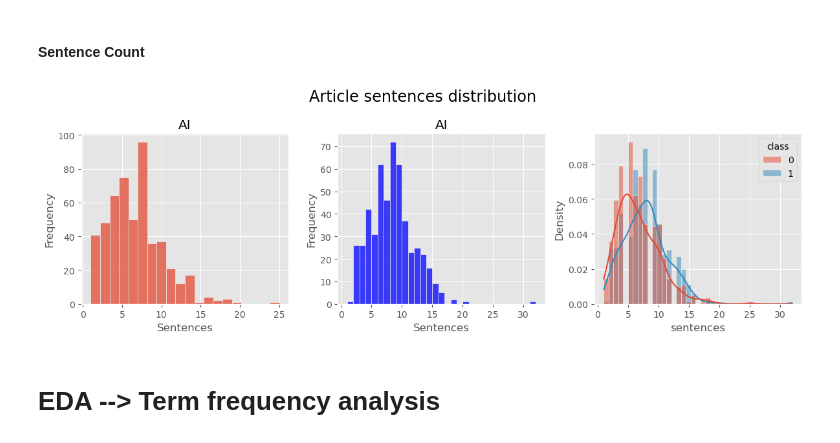
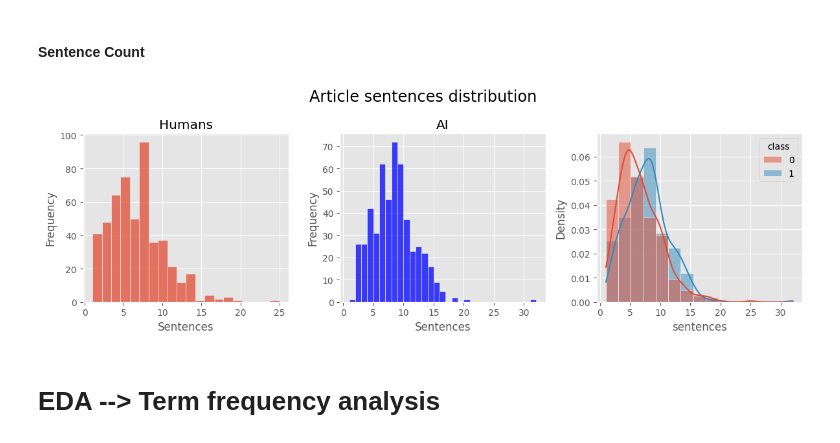
Before and after one commit to do3-173/FDS_Final, a Jupyter notebook: LR_with_TFIDF_and_NEWFEATURES.ipynb, the cells around one changed output. Saved outputs shown, nothing was run; the diff lists cells and outputs as text; code cells hidden in the pictures.

```diff
--- a/LR_with_TFIDF_and_NEWFEATURES.ipynb
+++ b/LR_with_TFIDF_and_NEWFEATURES.ipynb
@@ -114,15 +114,15 @@ plt.tight_layout()
 # %%
 data['sentences'] = data['article'].map(lambda x: len(sent_tokenize(x)))
 fig, axes = plt.subplots(1,3, figsize = (12,4))
 fig_sentences_human = sns.histplot(data = data[data['class']==0], x = 'sentences', ax = axes[0])
-fig_sentences_human.set(title = 'AI', xlabel='Sentences', ylabel= 'Frequency')
+fig_sentences_human.set(title = 'Humans', xlabel='Sentences', ylabel= 'Frequency')
 fig_sentences_ai = sns.histplot(data = data[data['class']==1], x = 'sentences', ax = axes[1], color='blue')
 fig_sentences_ai.set(title = 'AI', xlabel='Sentences', ylabel= 'Frequency')
-sns.histplot(data = data, x = 'sentences', hue='class', kde= True, stat = 'density', ax = axes[2])
+sns.histplot(data = data, x = 'sentences', hue='class', kde= True, stat = 'density', ax = axes[2], bins = 15)
 fig.suptitle('Article sentences distribution', fontsize =  'xx-large')
 plt.tight_layout()
 # %% [output]
-[figure, old version]
+[figure, new version]
 # %% [markdown]
 # EDA --> Term frequency analysis
 # %% [markdown]
```
Also changed, not shown: parts of 23 cells of this notebook.
